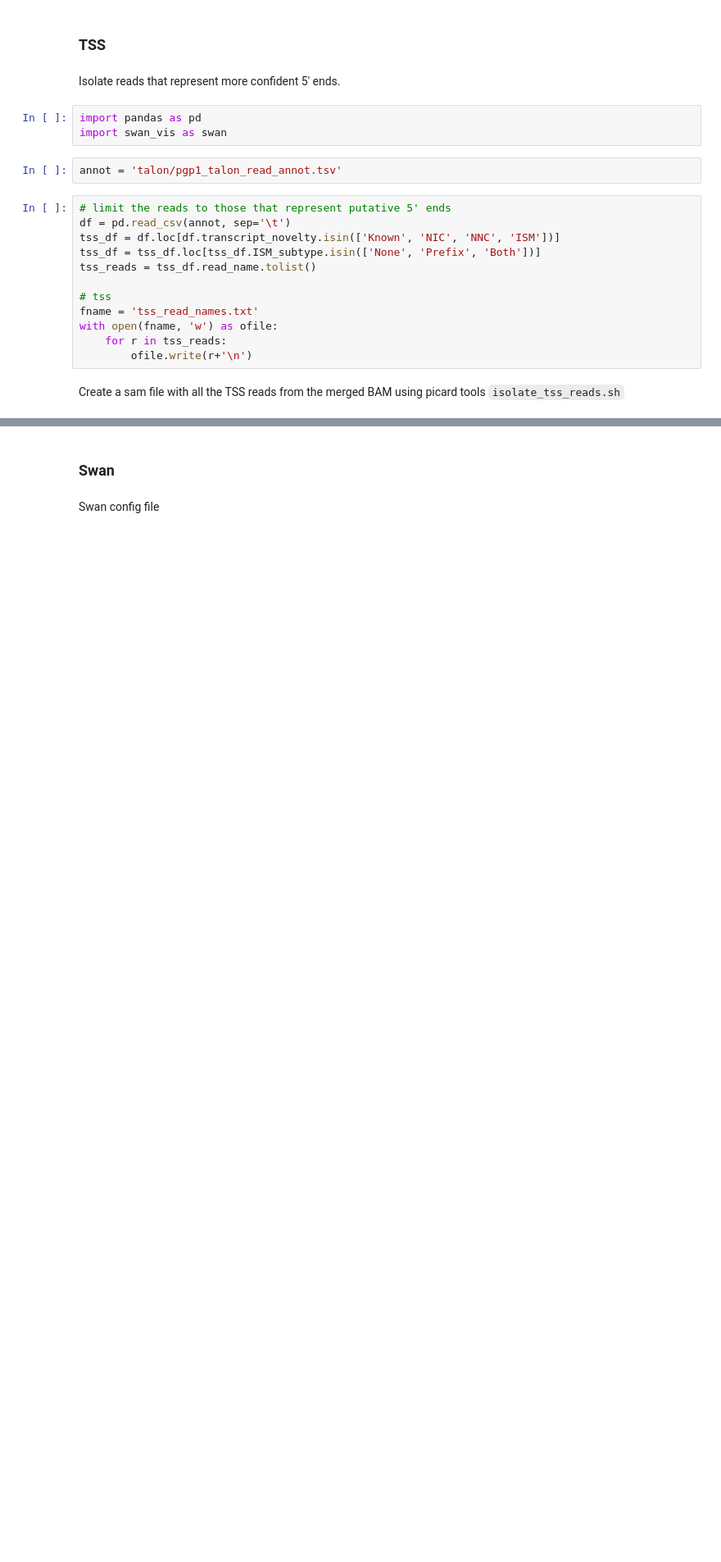
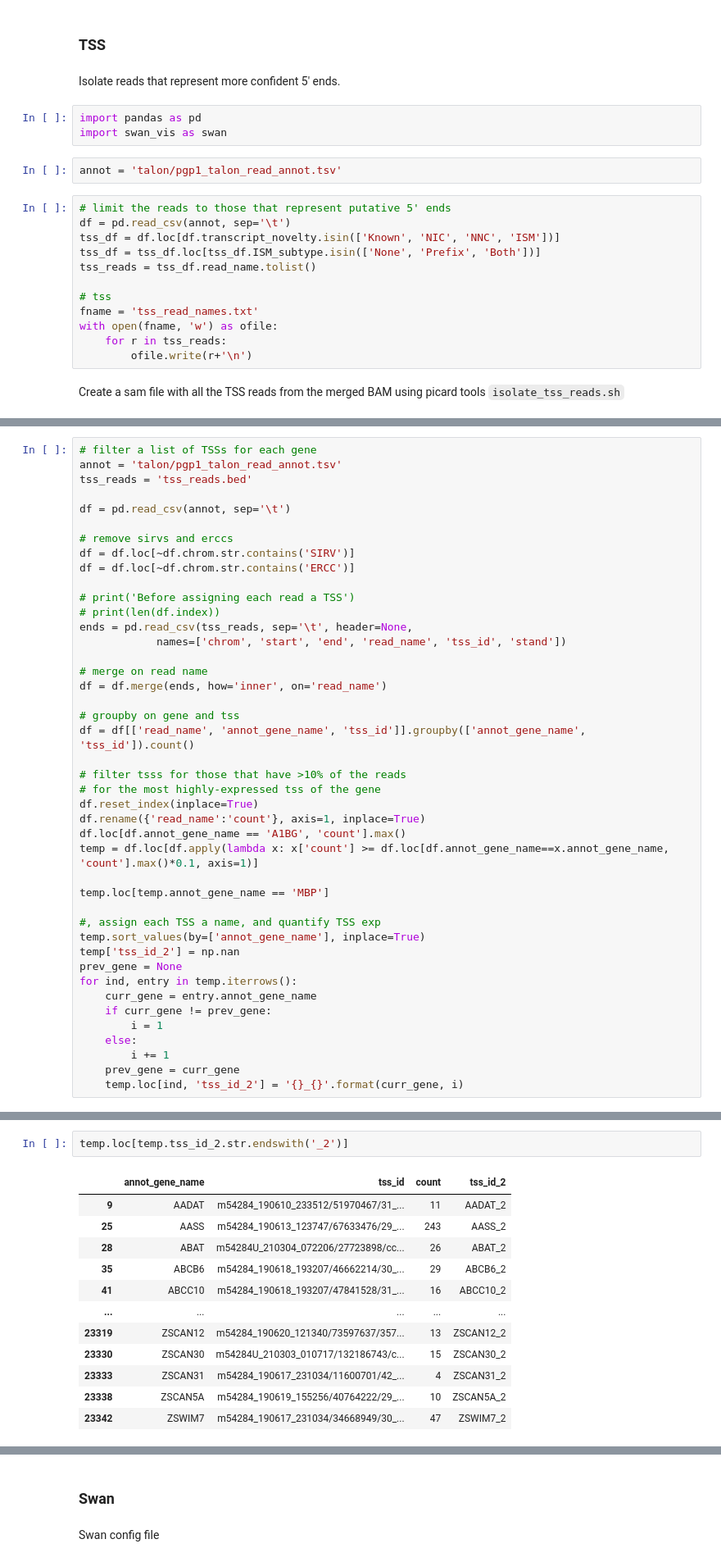
Before and after one commit to fairliereese/210413_pgp1, a Jupyter notebook: pgp1_lr.ipynb, the cells around one changed output, grey strips where cells are left out. Shown at 82% size. Saved outputs shown, nothing was run; the diff lists cells and outputs as text; blank space fills up the shorter version.

```diff
--- a/pgp1_lr.ipynb
+++ b/pgp1_lr.ipynb
@@ -64,0 +83,43 @@ python ${tss_dir}pacbio_to_tss.py \
+# %%
+# filter a list of TSSs for each gene
+annot = 'talon/pgp1_talon_read_annot.tsv'
+tss_reads = 'tss_reads.bed'
+
+df = pd.read_csv(annot, sep='\t')
+
+# remove sirvs and erccs
+df = df.loc[~df.chrom.str.contains('SIRV')]
+df = df.loc[~df.chrom.str.contains('ERCC')]
+
+# print('Before assigning each read a TSS')
+# print(len(df.index))
+ends = pd.read_csv(tss_reads, sep='\t', header=None,
+            names=['chrom', 'start', 'end', 'read_name', 'tss_id', 'stand'])
+
+# merge on read name
+df = df.merge(ends, how='inner', on='read_name')
+
+# groupby on gene and tss
+df = df[['read_name', 'annot_gene_name', 'tss_id']].groupby(['annot_gene_name', 'tss_id']).count()
+
+# filter tsss for those that have >10% of the reads
+# for the most highly-expressed tss of the gene
+df.reset_index(inplace=True)
+df.rename({'read_name':'count'}, axis=1, inplace=True)
+df.loc[df.annot_gene_name == 'A1BG', 'count'].max()
+temp = df.loc[df.apply(lambda x: x['count'] >= df.loc[df.annot_gene_name==x.annot_gene_name, 'count'].max()*0.1, axis=1)]
+
+temp.loc[temp.annot_gene_name == 'MBP']
+
+#, assign each TSS a name, and quantify TSS exp
+temp.sort_values(by=['annot_gene_name'], inplace=True)
+temp['tss_id_2'] = np.nan
+prev_gene = None
+for ind, entry in temp.iterrows():
+    curr_gene = entry.annot_gene_name
+    if curr_gene != prev_gene:
+        i = 1
+    else:
+        i += 1
+    prev_gene = curr_gene
+    temp.loc[ind, 'tss_id_2'] = '{}_{}'.format(curr_gene, i)
@@ -64,0 +148,15 @@ python ${tss_dir}pacbio_to_tss.py \
+# %%
+temp.loc[temp.tss_id_2.str.endswith('_2')]
+# %% [output]
+|  | annot_gene_name | tss_id | count | tss_id_2 |
+| 9 | AADAT | m54284_190610_233512/51970467/31_... | 11 | AADAT_2 |
+| 25 | AASS | m54284_190613_123747/67633476/29_... | 243 | AASS_2 |
+| 28 | ABAT | m54284U_210304_072206/27723898/cc... | 26 | ABAT_2 |
+| 35 | ABCB6 | m54284_190618_193207/46662214/30_... | 29 | ABCB6_2 |
+| 41 | ABCC10 | m54284_190618_193207/47841528/31_... | 16 | ABCC10_2 |
+| ... | ... | ... | ... | ... |
+| 23319 | ZSCAN12 | m54284_190620_121340/73597637/357... | 13 | ZSCAN12_2 |
+| 23330 | ZSCAN30 | m54284U_210303_010717/132186743/c... | 15 | ZSCAN30_2 |
+| 23333 | ZSCAN31 | m54284_190617_231034/11600701/42_... | 4 | ZSCAN31_2 |
+| 23338 | ZSCAN5A | m54284_190619_155256/40764222/29_... | 10 | ZSCAN5A_2 |
+| 23342 | ZSWIM7 | m54284_190617_231034/34668949/30_... | 47 | ZSWIM7_2 |
```
Also changed, not shown: parts of 20 cells of this notebook.
